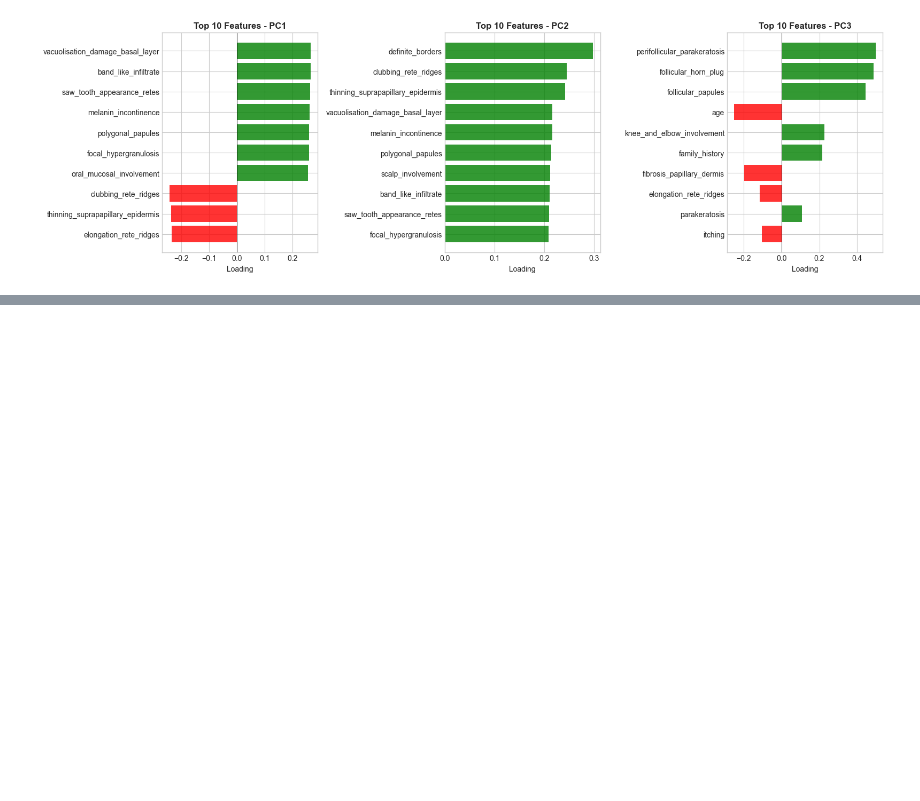
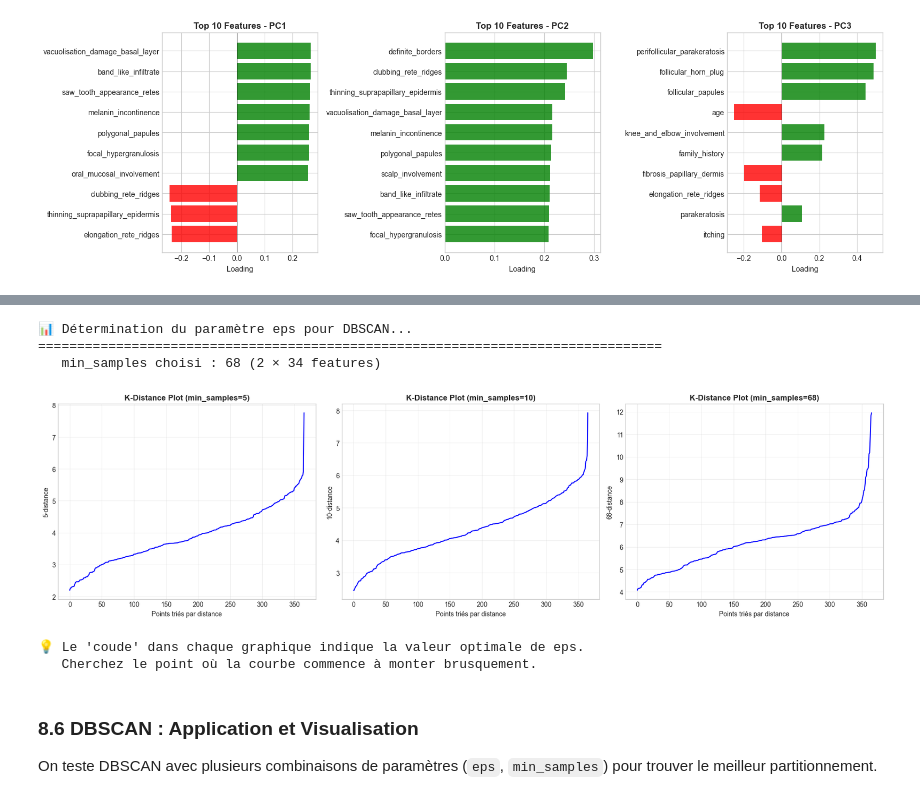
Before and after one commit to mohamedazizsaid/Machine_Learnning_concepts, a Jupyter notebook: dermatology_analysis.ipynb, the cells around one changed output, grey strips where cells are left out. Cells and saved outputs as stored; diff of their text form; code cells hidden in the pictures; blank space fills up the shorter version.

```diff
--- a/dermatology_analysis.ipynb
+++ b/dermatology_analysis.ipynb
@@ -720,0 +1008,45 @@ plt.show()
+# %%
+# =============================================================================
+# DBSCAN : DÉTERMINATION DE EPS VIA K-DISTANCE PLOT
+# =============================================================================
+
+print("📊 Détermination du paramètre eps pour DBSCAN...")
+print("=" * 80)
+
+# On teste avec min_samples = 2 * nombre_de_features (règle empirique)
+min_samples_val = 2 * X_scaled.shape[1]
+print(f"   min_samples choisi : {min_samples_val} (2 × {X_scaled.shape[1]} features)")
+
+# Aussi tester avec des valeurs plus petites
+min_samples_options = [5, 10, min_samples_val]
+
+fig, axes = plt.subplots(1, len(min_samples_options), figsize=(6*len(min_samples_options), 5))
+
+for idx, ms in enumerate(min_samples_options):
+    nn = NearestNeighbors(n_neighbors=ms)
+    nn.fit(X_scaled)
+    distances, _ = nn.kneighbors(X_scaled)
+    k_distances = np.sort(distances[:, -1])
+
+    axes[idx].plot(range(len(k_distances)), k_distances, 'b-', linewidth=1.5)
+    axes[idx].set_xlabel('Points triés par distance', fontsize=10)
+    axes[idx].set_ylabel(f'{ms}-distance', fontsize=10)
+    axes[idx].set_title(f'K-Distance Plot (min_samples={ms})', fontsize=12, fontweight='bold')
+    axes[idx].grid(True, alpha=0.3)
+
+plt.tight_layout()
+plt.show()
+
+print("\n💡 Le 'coude' dans chaque graphique indique la valeur optimale de eps.")
+print("   Cherchez le point où la courbe commence à monter brusquement.")
+# %% [output]
+📊 Détermination du paramètre eps pour DBSCAN...
+================================================================================
+   min_samples choisi : 68 (2 × 34 features)
+[figure, added]
+💡 Le 'coude' dans chaque graphique indique la valeur optimale de eps.
+   Cherchez le point où la courbe commence à monter brusquement.
+# %% [markdown]
+### 8.6 DBSCAN : Application et Visualisation
+
+On teste DBSCAN avec plusieurs combinaisons de paramètres (`eps`, `min_samples`) pour trouver le meilleur partitionnement.
```
Also changed, not shown: parts of 38 cells of this notebook, 5 other files.
